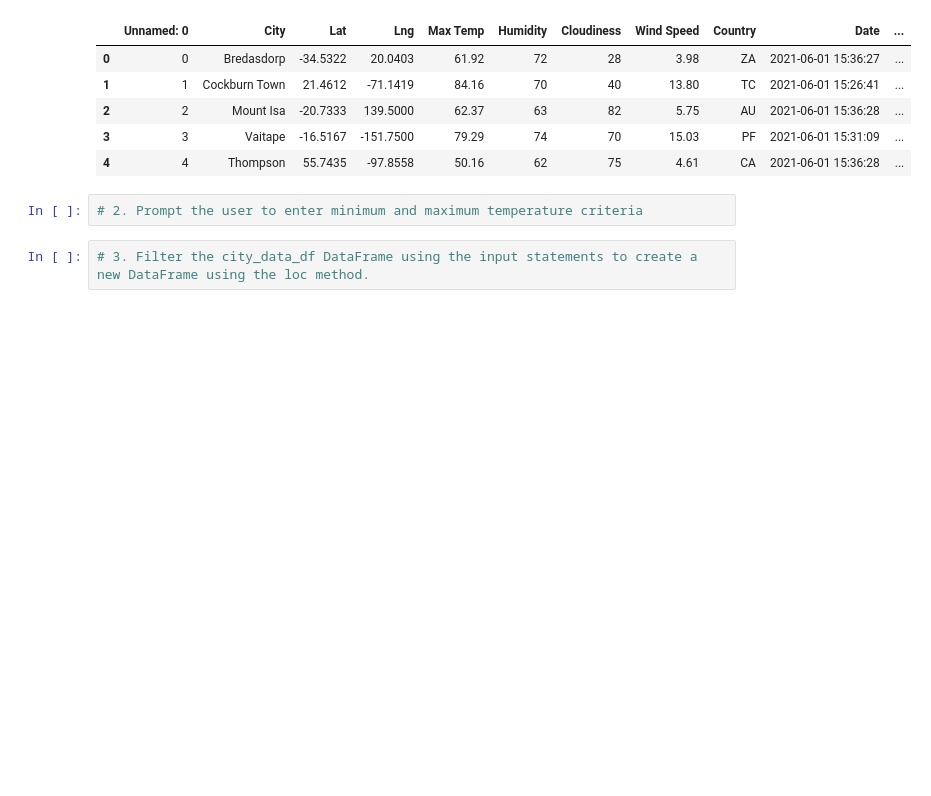
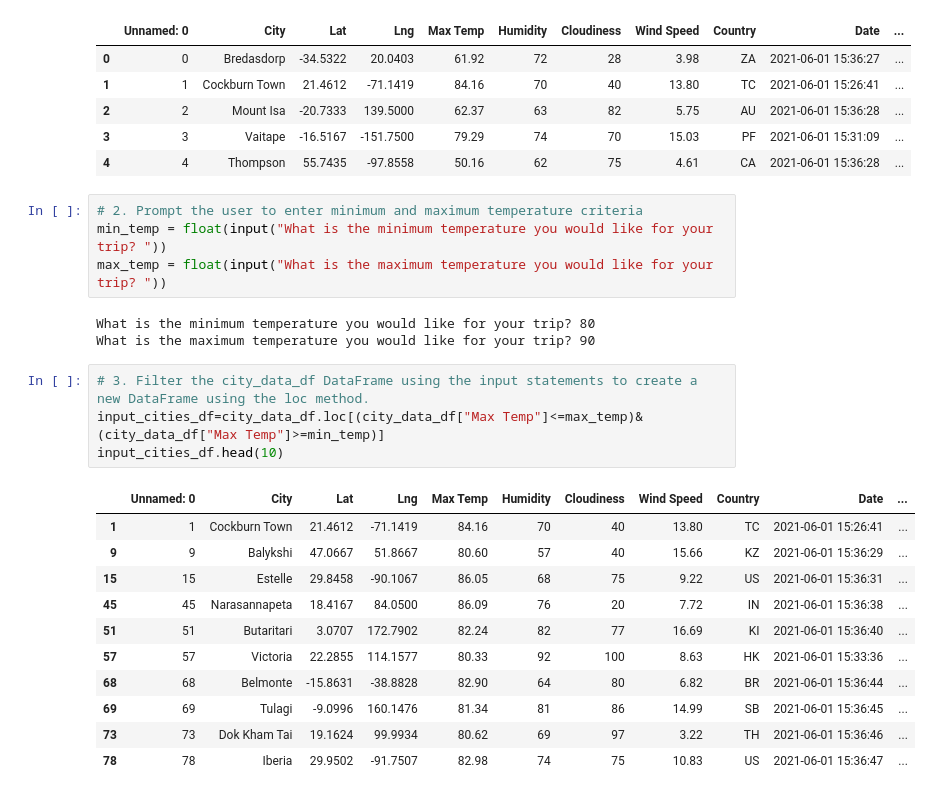
Before and after one commit to tmmytwllms/World_Weather_Analysis, a Jupyter notebook: Vacation_search/Vacation_Search_starter_code.ipynb, the cells around one changed output. Cells and saved outputs as stored; diff of their text form; blank space fills up the shorter version.

```diff
--- a/Vacation_search/Vacation_Search_starter_code.ipynb
+++ b/Vacation_search/Vacation_Search_starter_code.ipynb
@@ -24,6 +24,25 @@ city_data_df.head()
 | 4 | 4 | Thompson | 55.7435 | -97.8558 | 50.16 | 62 | 75 | 4.61 | CA | 2021-06-01 15:36:28 | ... |
 # %%
 # 2. Prompt the user to enter minimum and maximum temperature criteria
+min_temp = float(input("What is the minimum temperature you would like for your trip? "))
+max_temp = float(input("What is the maximum temperature you would like for your trip? "))
+# %% [output]
+What is the minimum temperature you would like for your trip? 80
+What is the maximum temperature you would like for your trip? 90
 # %%
 # 3. Filter the city_data_df DataFrame using the input statements to create a new DataFrame using the loc method.
+input_cities_df=city_data_df.loc[(city_data_df["Max Temp"]<=max_temp)&(city_data_df["Max Temp"]>=min_temp)]
+input_cities_df.head(10)
+# %% [output]
+|  | Unnamed: 0 | City | Lat | Lng | Max Temp | Humidity | Cloudiness | Wind Speed | Country | Date | ... |
+| 1 | 1 | Cockburn Town | 21.4612 | -71.1419 | 84.16 | 70 | 40 | 13.80 | TC | 2021-06-01 15:26:41 | ... |
+| 9 | 9 | Balykshi | 47.0667 | 51.8667 | 80.60 | 57 | 40 | 15.66 | KZ | 2021-06-01 15:36:29 | ... |
+| 15 | 15 | Estelle | 29.8458 | -90.1067 | 86.05 | 68 | 75 | 9.22 | US | 2021-06-01 15:36:31 | ... |
+| 45 | 45 | Narasannapeta | 18.4167 | 84.0500 | 86.09 | 76 | 20 | 7.72 | IN | 2021-06-01 15:36:38 | ... |
+| 51 | 51 | Butaritari | 3.0707 | 172.7902 | 82.24 | 82 | 77 | 16.69 | KI | 2021-06-01 15:36:40 | ... |
+| 57 | 57 | Victoria | 22.2855 | 114.1577 | 80.33 | 92 | 100 | 8.63 | HK | 2021-06-01 15:33:36 | ... |
+| 68 | 68 | Belmonte | -15.8631 | -38.8828 | 82.90 | 64 | 80 | 6.82 | BR | 2021-06-01 15:36:44 | ... |
+| 69 | 69 | Tulagi | -9.0996 | 160.1476 | 81.34 | 81 | 86 | 14.99 | SB | 2021-06-01 15:36:45 | ... |
+| 73 | 73 | Dok Kham Tai | 19.1624 | 99.9934 | 80.62 | 69 | 97 | 3.22 | TH | 2021-06-01 15:36:46 | ... |
+| 78 | 78 | Iberia | 29.9502 | -91.7507 | 82.98 | 74 | 75 | 10.83 | US | 2021-06-01 15:36:47 | ... |
 # %%
```
Also changed, not shown: parts of 9 cells of this notebook, 2 other files.
